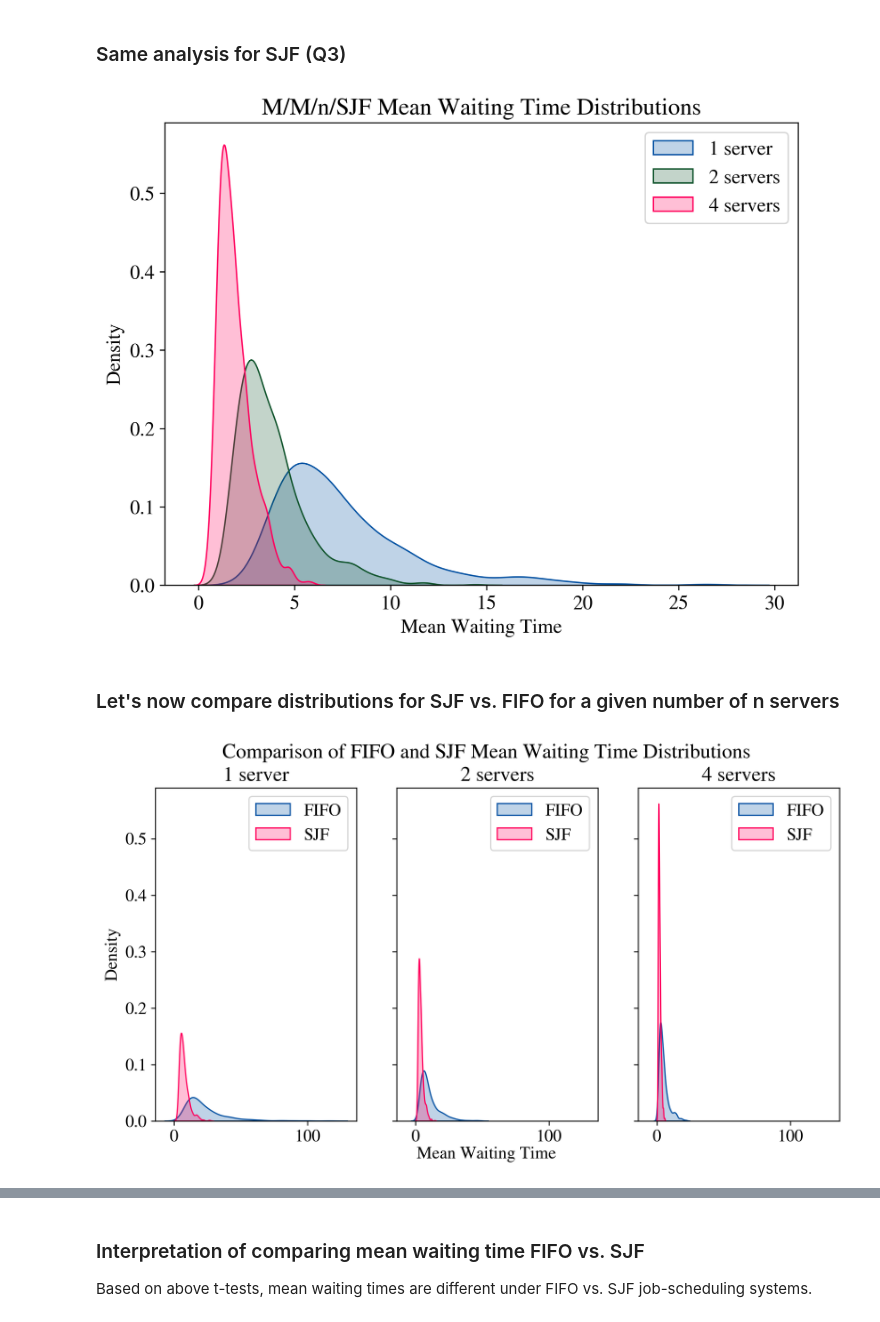
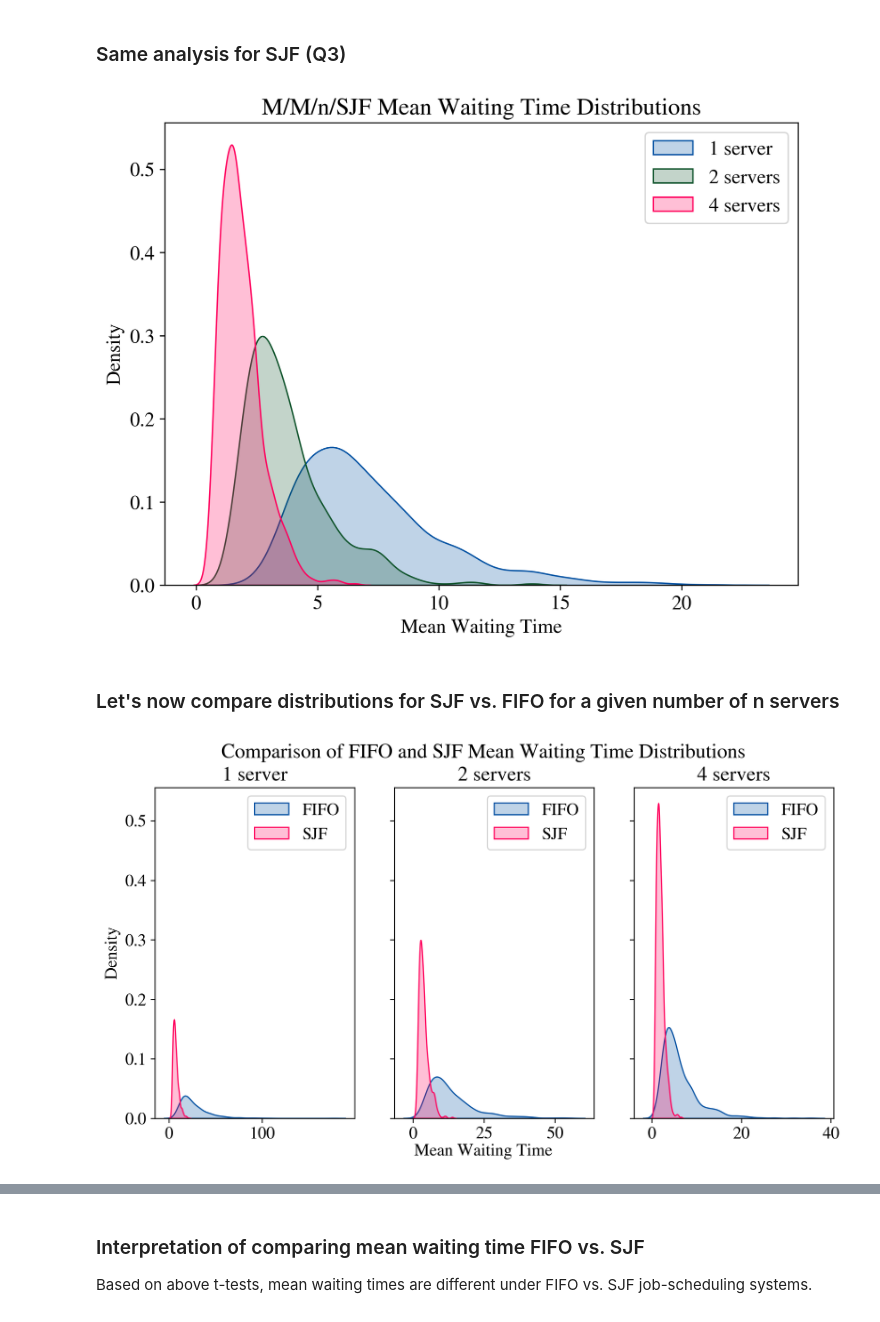
Before and after one commit to Caesar-blip/stochsim_assignment2, a Jupyter notebook: assignment2.ipynb, the cells around one changed output, grey strips where cells are left out. Saved outputs shown, nothing was run; the diff lists cells and outputs as text; code cells hidden in the pictures.

Commit message:
all tests done

```diff
--- a/assignment2.ipynb
+++ b/assignment2.ipynb
@@ -13,7 +13,7 @@ plt.rcParams['font.family'] = 'STIXGeneral'
 # %%
 # set globals for all simulations to keep them comparable
 NUM_SIM = 1000
-NUM_CUST = 500
+NUM_CUST = 10000
 SERVICE_TIME = 2
 
 p = np.array([0.1,0.2,0.3,0.4,0.5,0.6,0.7,0.8,0.9])
@@ -21,9 +21,9 @@ intervalCustomers = SERVICE_TIME/p
 rhoVals = np.around(SERVICE_TIME/intervalCustomers, 1)
 # %%
 #2.2
-simulator1 = queuSim(capacity=1, numSim=NUM_SIM, intervalCustomers = 2.1, serviceTime = 2)
-simulator2 = queuSim(capacity=2, numSim=NUM_SIM, intervalCustomers = 2.1, serviceTime = 2)
-simulator4 = queuSim(capacity=4, numSim=NUM_SIM, intervalCustomers = 2.1, serviceTime = 2)
+simulator1 = queuSim(capacity=1, numSim=NUM_SIM, newCustomers=NUM_CUST, intervalCustomers = 2.1, serviceTime = 2)
+simulator2 = queuSim(capacity=2, numSim=NUM_SIM, newCustomers=NUM_CUST, intervalCustomers = 2.1, serviceTime = 2)
+simulator4 = queuSim(capacity=4, numSim=NUM_SIM, newCustomers=NUM_CUST, intervalCustomers = 2.1, serviceTime = 2)
 # %%
 # waitTimesX contain a list with sublists where each sublist contains all the customer waiting times
 # of one simulation
@@ -43,3 +43,7 @@ for sim in waitTimes2:
 means_4server = []
 for sim in waitTimes4:
     means_4server.append(np.mean(sim))
+# %%
+test_simulator1 = queuSim(capacity=1, numSim=NUM_SIM, newCustomers=30000, intervalCustomers = 2.1, serviceTime = 2)
+test_waitTimes1 = test_simulator1.runSim()
+print(len(test_waitTimes1[0]))
@@ -45,0 +52,12 @@ for sim in waitTimes4:
+# %%
+test_means_1server = []
+for sim in test_waitTimes1:
+    test_means_1server.append(np.mean(sim))
+
+print('std 1000 cust:', np.std(means_1server))
+print('std 20k cust:', np.std(test_means_1server))
+
+print('mean 1000 cust:', np.mean(means_1server))
+print('mean 20k cust:', np.mean(test_means_1server))
+
+print(len(test_means_1server))
@@ -142,32 +177,32 @@ plt.legend()
 plt.show()
 fig.savefig("figures/sjf_distribution.pdf")
 # %% [output]
-[figure, old version]
+[figure, new version]
 # %% [markdown]
 ### Let's now compare distributions for SJF vs. FIFO for a given number of n servers
 # %%
-fig, (ax1, ax2, ax3) = plt.subplots(1, 3, figsize=(10,5), dpi=300, sharey=True, sharex=True)
+fig, (ax1, ax2, ax3) = plt.subplots(1, 3, figsize=(10,5), dpi=300, sharey=True)
 sns.kdeplot(ax=ax1, x=means_1server, shade=True, color="#0051a2", label='FIFO')
 sns.kdeplot(ax=ax1, x=sjf_means_1server, shade=True, color="#ff005e", label='SJF')
 
 sns.kdeplot(ax=ax2, x=means_2server, shade=True, color="#0051a2", label='FIFO')
 sns.kdeplot(ax=ax2, x=sjf_means_2server, shade=True, color="#ff005e", label='SJF')
 
 sns.kdeplot(ax=ax3, x=means_4server, shade=True, color="#0051a2", label='FIFO')
 sns.kdeplot(ax=ax3, x=sjf_means_4server, shade=True, color="#ff005e", label='SJF')
 
 ax1.legend()
 ax2.legend()
 ax3.legend()
 ax1.set_title('1 server')
 ax2.set_title('2 servers')
 ax3.set_title('4 servers')
 fig.suptitle('Comparison of FIFO and SJF Mean Waiting Time Distributions')
 fig.text(0.5, 0.04,  'Mean Waiting Time', ha='center')
 plt.show()
 fig.savefig("figures/distrubutionsSJFFIFO.pdf")
 # %% [output]
-[figure, old version]
+[figure, new version]
 # %%
 # ANSWER TO QUESTION 3.1
 # This is the best answer
```
Also changed, not shown: parts of 32 cells of this notebook, 12 other files.
